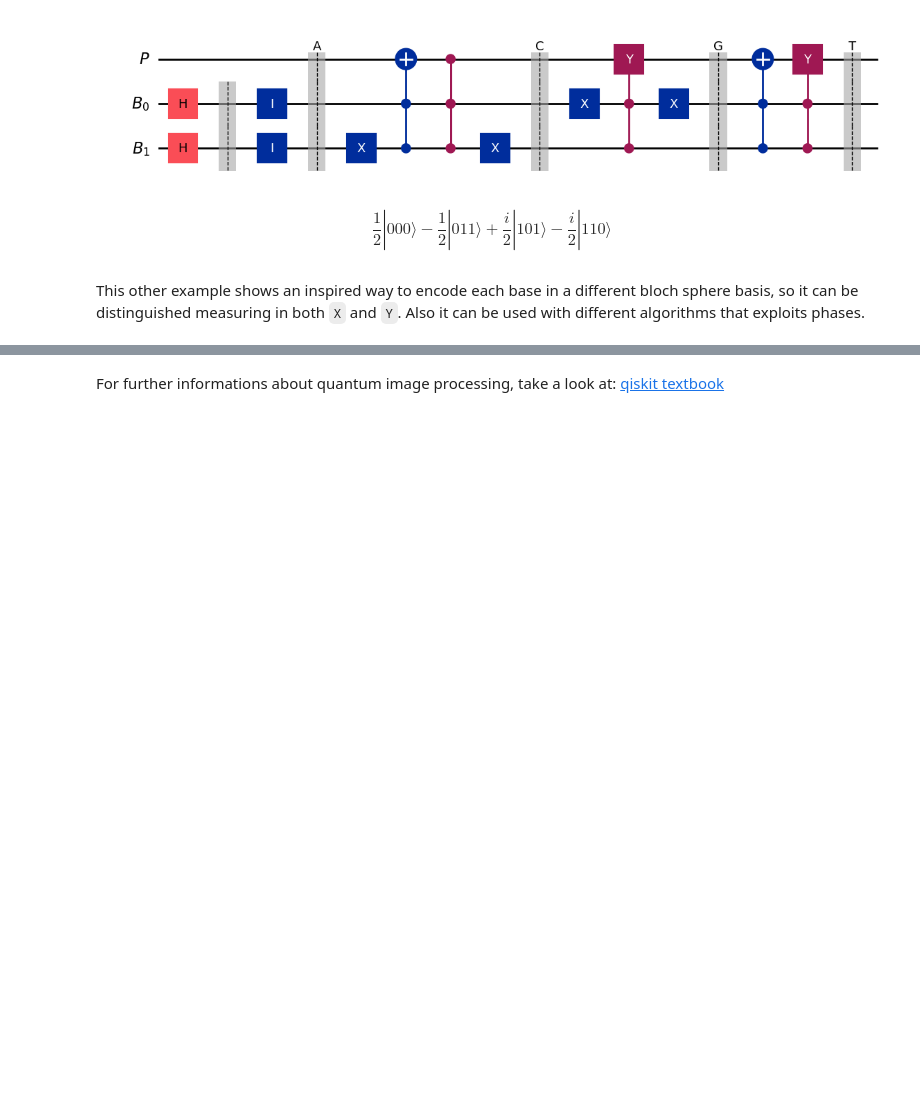
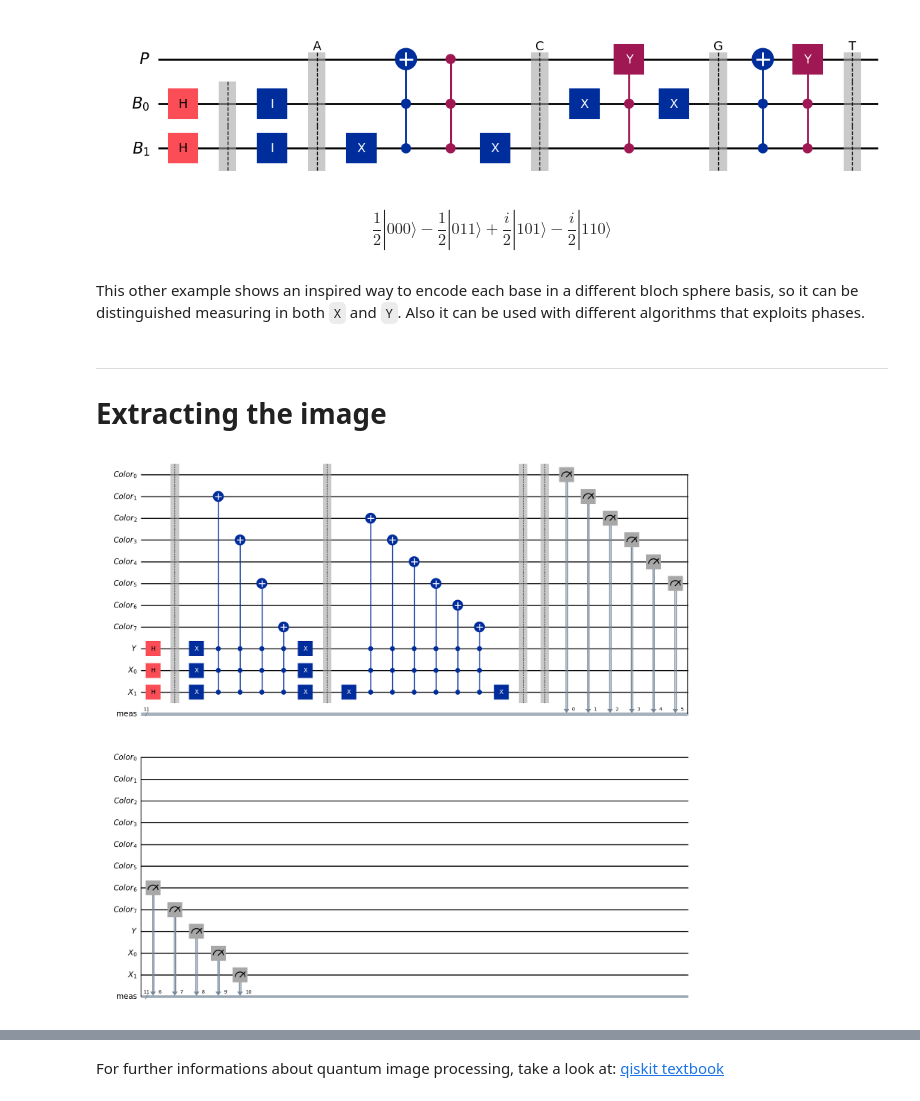
Before and after one commit to Dpbm/dna-image-quantum, a Jupyter notebook: examples.ipynb, the cells around one changed output, grey strips where cells are left out. Cells and saved outputs as stored; diff of their text form; code cells hidden in the pictures; blank space fills up the shorter version.

Commit message:
added extraction example for the first method

```diff
--- a/examples.ipynb
+++ b/examples.ipynb
@@ -104,3 +109,7 @@ Statevector(qc).draw('latex')
 $$\frac{1}{2} |000\rangle- \frac{1}{2} |011\rangle+\frac{i}{2} |101\rangle- \frac{i}{2} |110\rangle$$
 # %% [markdown]
 This other example shows an inspired way to encode each base in a different bloch sphere basis, so it can be distinguished measuring in both `X` and `Y`. Also it can be used with different algorithms that exploits phases.
+# %% [markdown]
+---
+
+# Extracting the image
@@ -106,0 +158,8 @@ This other example shows an inspired way to encode each base in a different bloc
+# %%
+total_x_pos = 2
+total_y_pos = 1
+qc = prepare_qc_first_method(2, 1, {'000':'10101010', '011':'11111100'})
+qc.measure_all()
+qc.draw('mpl')
+# %% [output]
+[figure, added]
```
Also changed, not shown: parts of 5 cells of this notebook, 1 other file.
